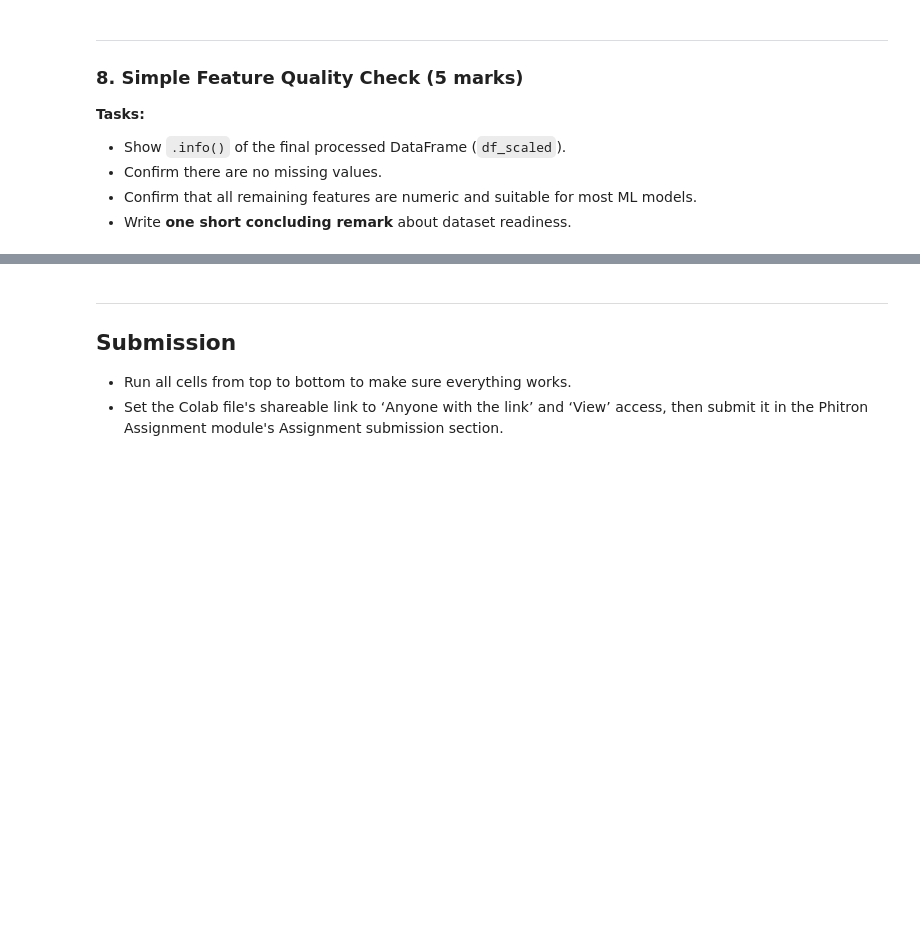
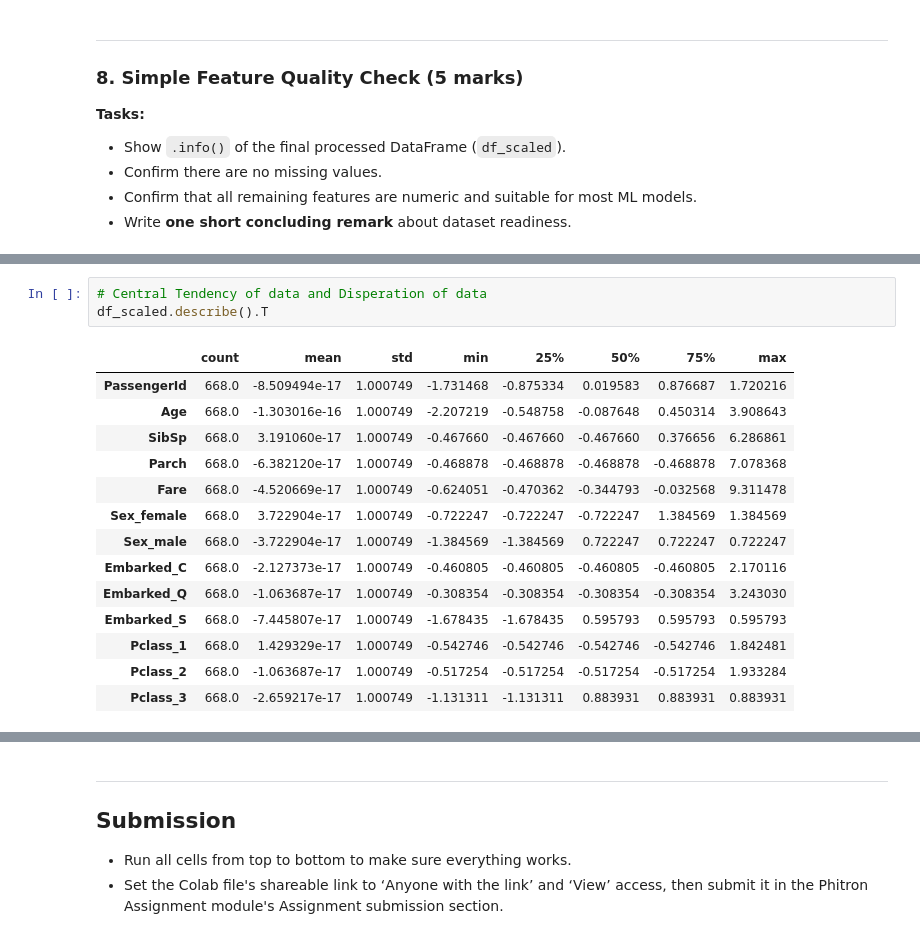
Before and after one commit to KzRaihan/Machine-learning, a Jupyter notebook: Module_07_Assignment/Copy_of_Module_08_ML_Assignment_02.ipynb, the cells around one changed output, grey strips where cells are left out. Saved outputs shown, nothing was run; the diff lists cells and outputs as text; blank space fills up the shorter version.

```diff
--- a/Module_07_Assignment/Copy_of_Module_08_ML_Assignment_02.ipynb
+++ b/Module_07_Assignment/Copy_of_Module_08_ML_Assignment_02.ipynb
@@ -791,0 +975,18 @@ print("\nTotal missing values in final DataFrame:", df_scaled.isna().sum().sum()
+# %%
+# Central Tendency of data and Disperation of data
+df_scaled.describe().T
+# %% [output]
+|  | count | mean | std | min | 25% | 50% | 75% | max |
+| PassengerId | 668.0 | -8.509494e-17 | 1.000749 | -1.731468 | -0.875334 | 0.019583 | 0.876687 | 1.720216 |
+| Age | 668.0 | -1.303016e-16 | 1.000749 | -2.207219 | -0.548758 | -0.087648 | 0.450314 | 3.908643 |
+| SibSp | 668.0 | 3.191060e-17 | 1.000749 | -0.467660 | -0.467660 | -0.467660 | 0.376656 | 6.286861 |
+| Parch | 668.0 | -6.382120e-17 | 1.000749 | -0.468878 | -0.468878 | -0.468878 | -0.468878 | 7.078368 |
+| Fare | 668.0 | -4.520669e-17 | 1.000749 | -0.624051 | -0.470362 | -0.344793 | -0.032568 | 9.311478 |
+| Sex_female | 668.0 | 3.722904e-17 | 1.000749 | -0.722247 | -0.722247 | -0.722247 | 1.384569 | 1.384569 |
+| Sex_male | 668.0 | -3.722904e-17 | 1.000749 | -1.384569 | -1.384569 | 0.722247 | 0.722247 | 0.722247 |
+| Embarked_C | 668.0 | -2.127373e-17 | 1.000749 | -0.460805 | -0.460805 | -0.460805 | -0.460805 | 2.170116 |
+| Embarked_Q | 668.0 | -1.063687e-17 | 1.000749 | -0.308354 | -0.308354 | -0.308354 | -0.308354 | 3.243030 |
+| Embarked_S | 668.0 | -7.445807e-17 | 1.000749 | -1.678435 | -1.678435 | 0.595793 | 0.595793 | 0.595793 |
+| Pclass_1 | 668.0 | 1.429329e-17 | 1.000749 | -0.542746 | -0.542746 | -0.542746 | -0.542746 | 1.842481 |
+| Pclass_2 | 668.0 | -1.063687e-17 | 1.000749 | -0.517254 | -0.517254 | -0.517254 | -0.517254 | 1.933284 |
+| Pclass_3 | 668.0 | -2.659217e-17 | 1.000749 | -1.131311 | -1.131311 | 0.883931 | 0.883931 | 0.883931 |
```
Also changed, not shown: parts of 25 cells of this notebook.
